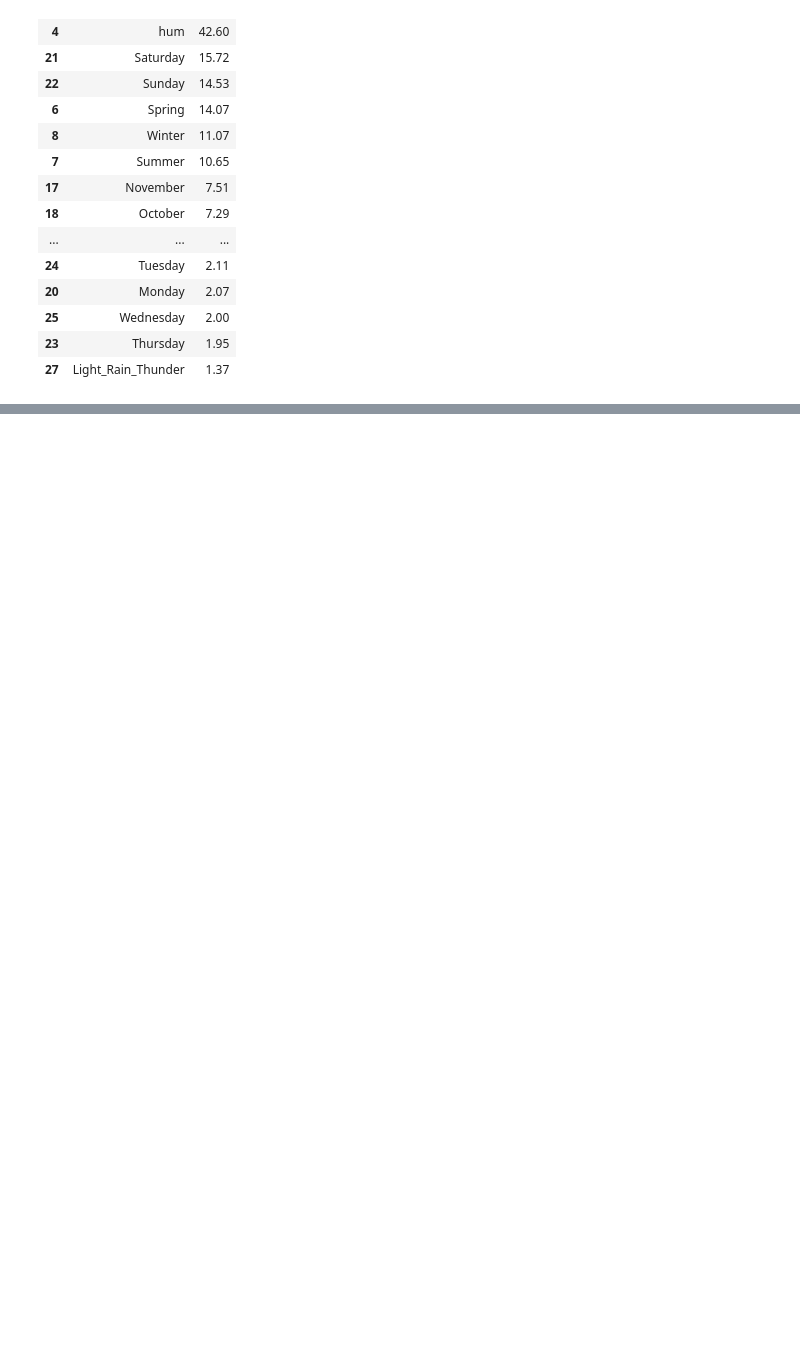
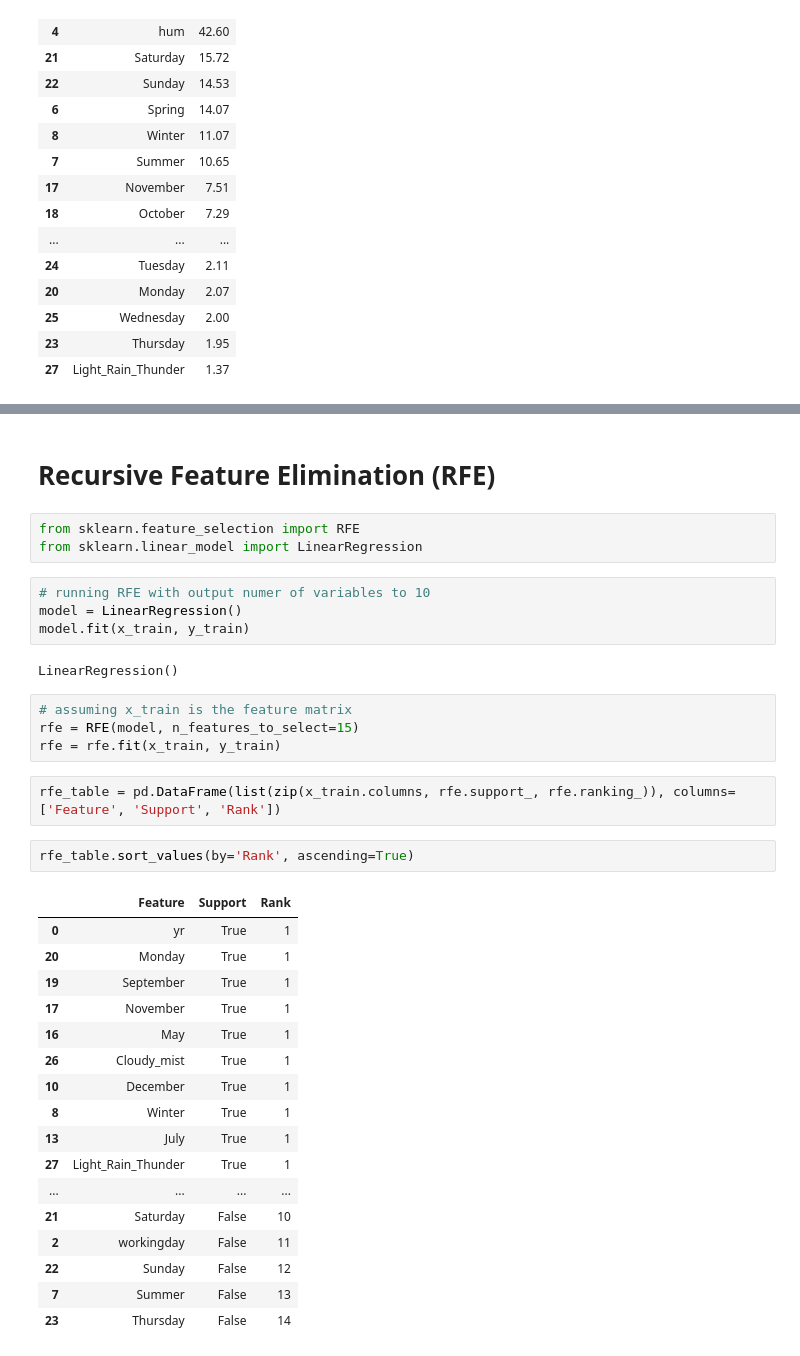
Before and after one commit to amanraghuvanshi/BikeSharing---MLR, a Jupyter notebook: src/main.ipynb, the cells around one changed output, grey strips where cells are left out. Drawn from its saved outputs; the diff is of its cells as text; blank space fills up the shorter version.

```diff
--- a/src/main.ipynb
+++ b/src/main.ipynb
@@ -564,0 +567,37 @@ vif.sort_values(by = 'VIF', ascending=False)
+# %% [markdown]
+# **Recursive Feature Elimination (RFE)**
+# %%
+from sklearn.feature_selection import RFE
+from sklearn.linear_model import LinearRegression
+# %%
+# running RFE with output numer of variables to 10
+model = LinearRegression()
+model.fit(x_train, y_train)
+# %% [output]
+LinearRegression()
+# %%
+# assuming x_train is the feature matrix
+rfe = RFE(model, n_features_to_select=15)
+rfe = rfe.fit(x_train, y_train)
+# %%
+rfe_table = pd.DataFrame(list(zip(x_train.columns, rfe.support_, rfe.ranking_)), columns=['Feature', 'Support', 'Rank'])
+# %%
+rfe_table.sort_values(by='Rank', ascending=True)
+# %% [output]
+|  | Feature | Support | Rank |
+| 0 | yr | True | 1 |
+| 20 | Monday | True | 1 |
+| 19 | September | True | 1 |
+| 17 | November | True | 1 |
+| 16 | May | True | 1 |
+| 26 | Cloudy_mist | True | 1 |
+| 10 | December | True | 1 |
+| 8 | Winter | True | 1 |
+| 13 | July | True | 1 |
+| 27 | Light_Rain_Thunder | True | 1 |
+| ... | ... | ... | ... |
+| 21 | Saturday | False | 10 |
+| 2 | workingday | False | 11 |
+| 22 | Sunday | False | 12 |
+| 7 | Summer | False | 13 |
+| 23 | Thursday | False | 14 |
```
Also changed, not shown: parts of 4 cells of this notebook.
